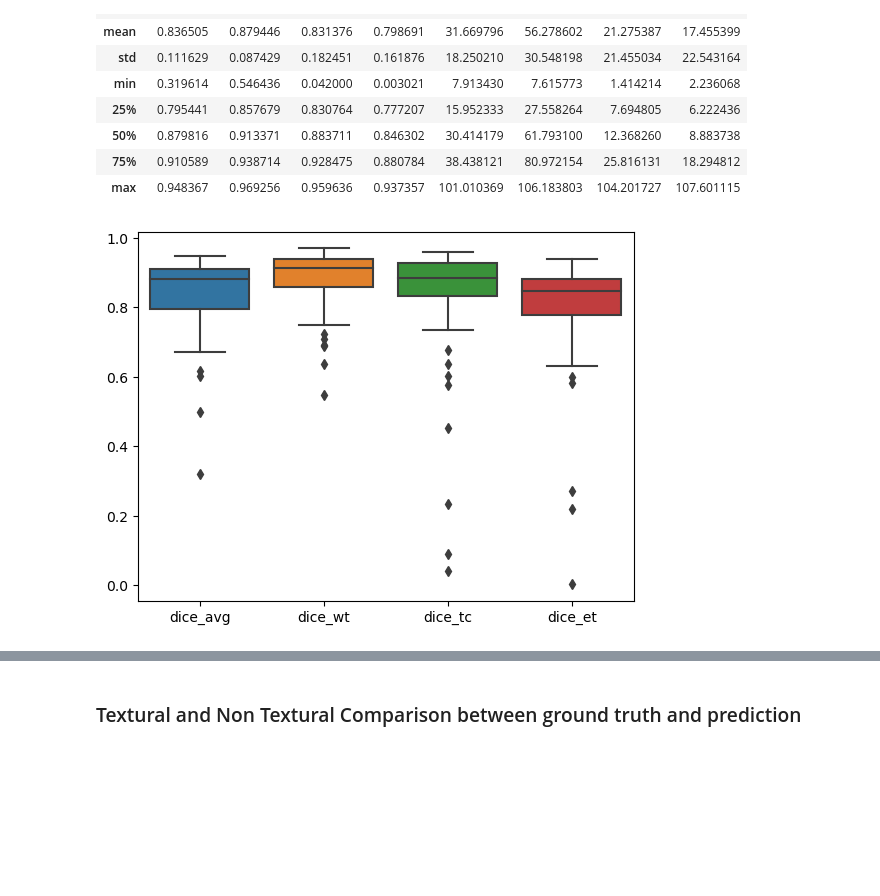
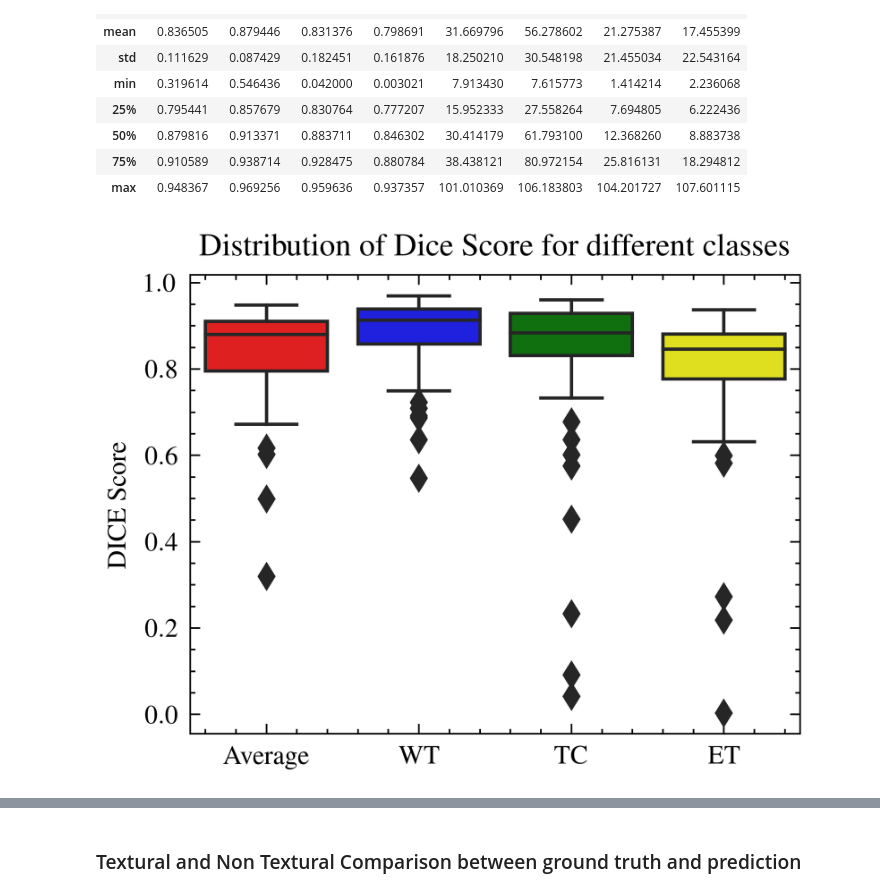
Before and after one commit to Prof-Iz/3D-Segmentation-of-Glioblastoma-from-MRI, a Jupyter notebook: Analysis.ipynb, the cells around one changed output, grey strips where cells are left out. Cells and saved outputs as stored; diff of their text form; code cells hidden in the pictures; blank space fills up the shorter version.

```diff
--- a/Analysis.ipynb
+++ b/Analysis.ipynb
@@ -511,6 +545,10 @@ for case in cases_for_analysis:
 metric_df.to_pickle("./metric.pkl")
 txt_features_df.to_pickle("./txt_features.pkl")
 non_txt_features_df.to_pickle("./non_txt_features.pkl")
+# %%
+metric_df = pd.read_pickle("./metric.pkl")
+txt_features_df = pd.read_pickle("./txt_features.pkl")
+non_txt_features_df = pd.read_pickle("./non_txt_features.pkl")
 # %% [markdown]
 ### DICE Scores and Hausdaurff Distance for Each Evaluated Case
 # %%
@@ -563,8 +601,16 @@ metric_df.iloc[:,1:][metric_df.dice_et > 0 ].describe()
 # %%
 import seaborn as sns
 import matplotlib.pyplot as plt
+import scienceplots
+plt.style.use(['science','ieee'])
 # %%
-sns.boxplot(metric_df.iloc[:,1:][metric_df.dice_et > 0 ].filter(axis=1,regex="^dice"));
+ax = sns.boxplot(
+    metric_df.iloc[:, 1:][metric_df.dice_et > 0].filter(axis=1, regex="^dice"),
+    palette=["red", "blue", "green", "yellow"],
+)
+ax.set_title("Distribution of Dice Score for different classes");
+ax.set_ylabel("DICE Score");
+ax.set_xticklabels(["Average", "WT", "TC", "ET"]);
 # %% [output]
-[figure, old version]
+[figure, new version]
 # %%
```
Also changed, not shown: parts of 18 cells of this notebook, 4 other files.
